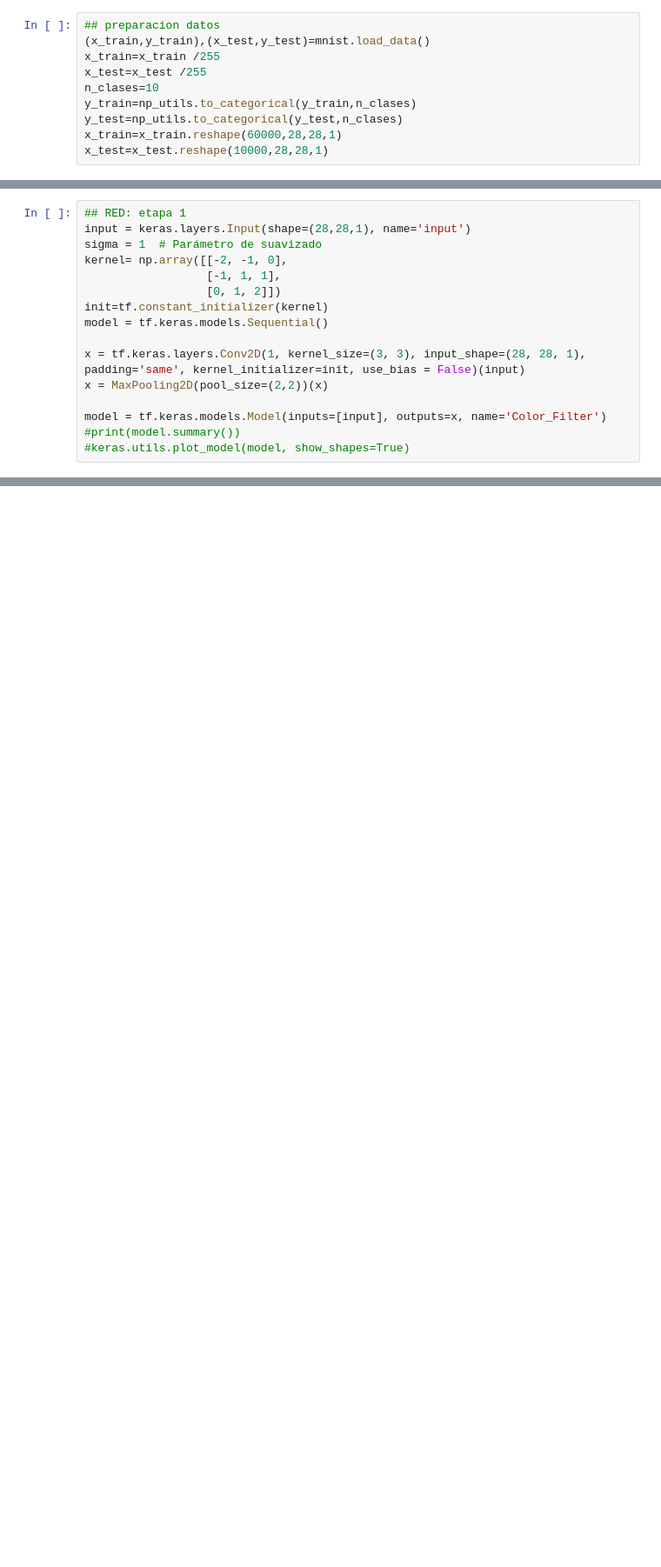
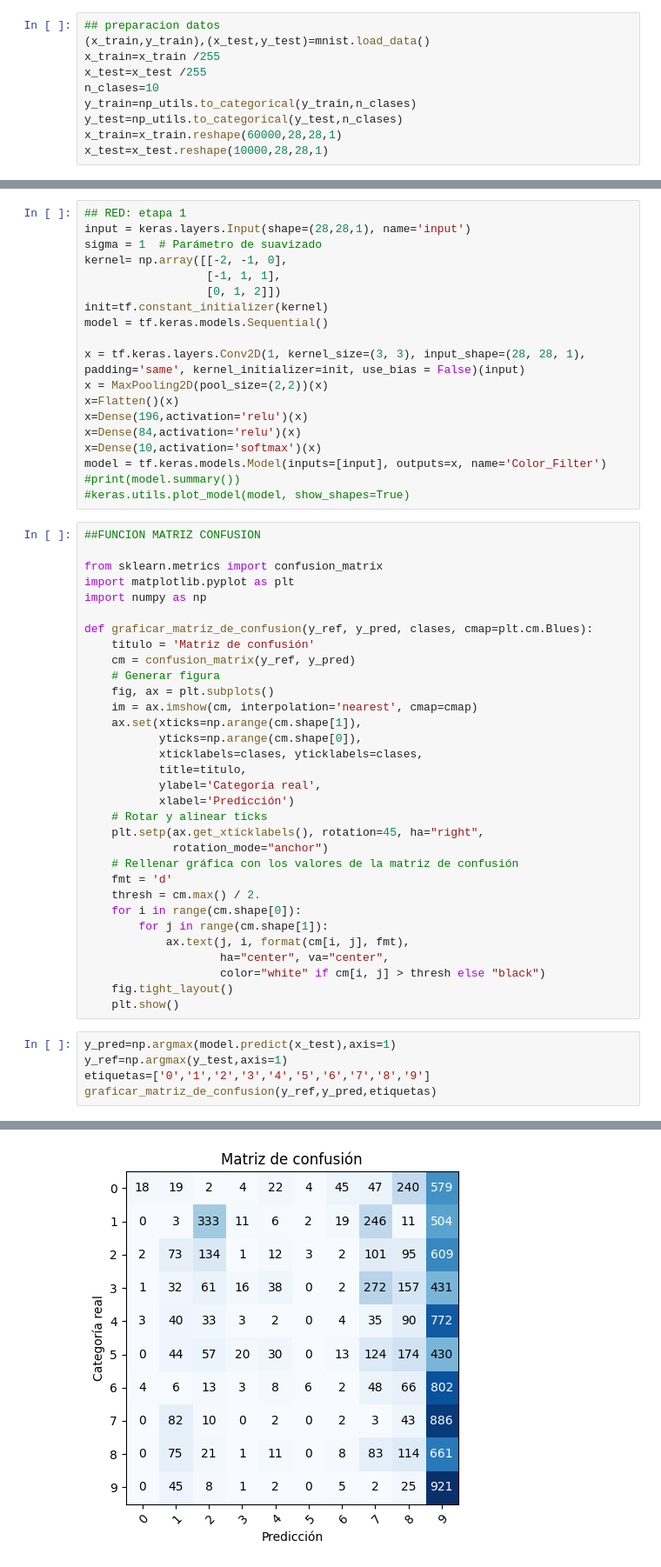
Before and after one commit to sightes/RNA-UBO-2023, a Jupyter notebook: Redes_Neuronales_2023_Identificacion_caracteres.ipynb, the cells around one changed output, grey strips where cells are left out. Shown at 87% size. Drawn from its saved outputs; the diff is of its cells as text; blank space fills up the shorter version.

```diff
--- a/Redes_Neuronales_2023_Identificacion_caracteres.ipynb
+++ b/Redes_Neuronales_2023_Identificacion_caracteres.ipynb
@@ -35,7 +37,48 @@ model = tf.keras.models.Sequential()
 
 x = tf.keras.layers.Conv2D(1, kernel_size=(3, 3), input_shape=(28, 28, 1), padding='same', kernel_initializer=init, use_bias = False)(input)
 x = MaxPooling2D(pool_size=(2,2))(x)
-
+x=Flatten()(x)
+x=Dense(196,activation='relu')(x)
+x=Dense(84,activation='relu')(x)
+x=Dense(10,activation='softmax')(x)
 model = tf.keras.models.Model(inputs=[input], outputs=x, name='Color_Filter')
 #print(model.summary())
 #keras.utils.plot_model(model, show_shapes=True)
+# %%
+##FUNCION MATRIZ CONFUSION
+
+from sklearn.metrics import confusion_matrix
+import matplotlib.pyplot as plt
+import numpy as np
+
+def graficar_matriz_de_confusion(y_ref, y_pred, clases, cmap=plt.cm.Blues):
+    titulo = 'Matriz de confusión'
+    cm = confusion_matrix(y_ref, y_pred)
+    # Generar figura
+    fig, ax = plt.subplots()
+    im = ax.imshow(cm, interpolation='nearest', cmap=cmap)
+    ax.set(xticks=np.arange(cm.shape[1]),
+           yticks=np.arange(cm.shape[0]),
+           xticklabels=clases, yticklabels=clases,
+           title=titulo,
+           ylabel='Categoría real',
+           xlabel='Predicción')
+    # Rotar y alinear ticks
+    plt.setp(ax.get_xticklabels(), rotation=45, ha="right",
+             rotation_mode="anchor")
+    # Rellenar gráfica con los valores de la matriz de confusión
+    fmt = 'd'
+    thresh = cm.max() / 2.
+    for i in range(cm.shape[0]):
+        for j in range(cm.shape[1]):
+            ax.text(j, i, format(cm[i, j], fmt),
+                    ha="center", va="center",
+                    color="white" if cm[i, j] > thresh else "black")
+    fig.tight_layout()
+    plt.show()
+# %%
+y_pred=np.argmax(model.predict(x_test),axis=1)
+y_ref=np.argmax(y_test,axis=1)
+etiquetas=['0','1','2','3','4','5','6','7','8','9']
+graficar_matriz_de_confusion(y_ref,y_pred,etiquetas)
+# %% [output]
@@ -42,3 +86,4 @@ model = tf.keras.models.Model(inputs=[input], outputs=x, name='Color_Filter')
+[figure, added]
 # %%
 import matplotlib.pyplot as plt
 conv_imgs =model.predict(x_test)
```
Also changed, not shown: parts of 2 cells of this notebook.
